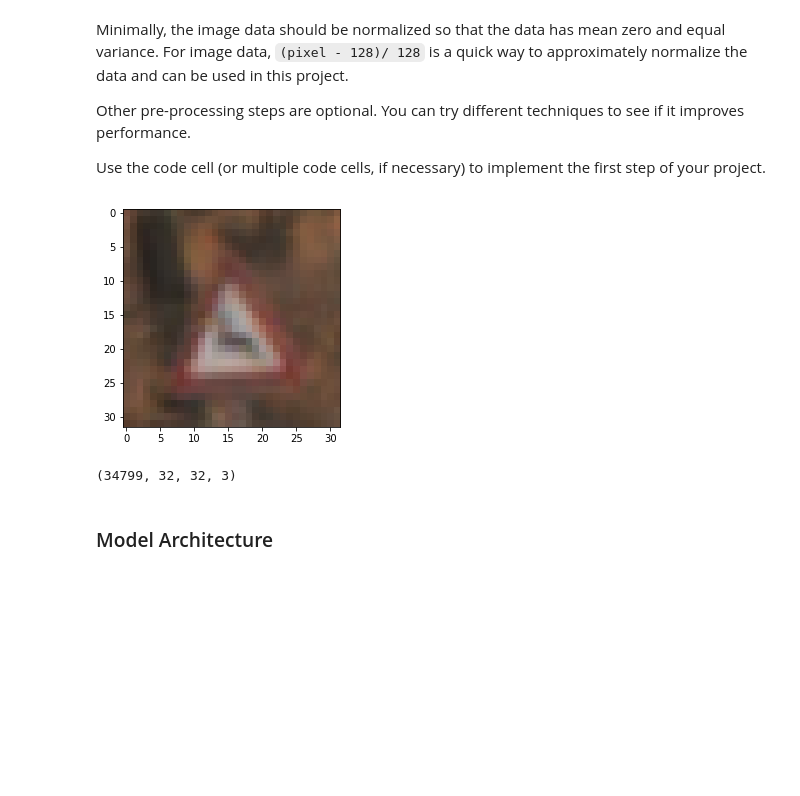
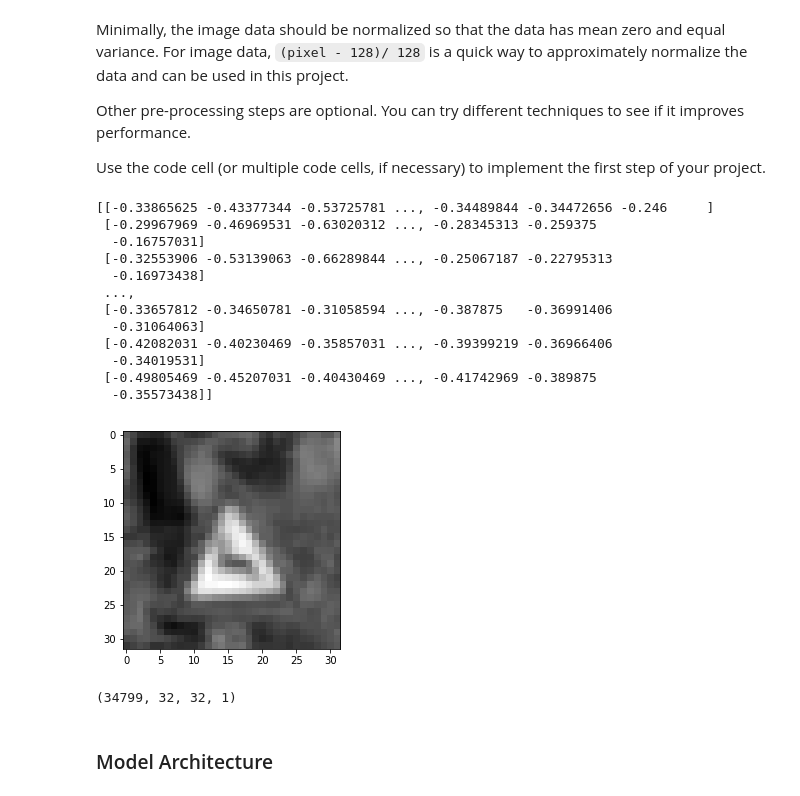
Before and after one commit to sagarudasi/CarND-Traffic-Sign-Classifier-Project, a Jupyter notebook: Traffic_Sign_Classifier.ipynb, the cells around one changed output. Saved outputs shown, nothing was run; the diff lists cells and outputs as text; code cells hidden in the pictures; blank space fills up the shorter version.

Commit message:
Add grayscale

```diff
--- a/Traffic_Sign_Classifier.ipynb
+++ b/Traffic_Sign_Classifier.ipynb
@@ -154,24 +156,60 @@ Use the code cell (or multiple code cells, if necessary) to implement the first
 # %%
 ### Preprocess the data here. It is required to normalize the data. Other preprocessing steps could include
 ### converting to grayscale, etc.
 ### Feel free to use as many code cells as needed.
-#from sklearn.preprocessing import normalize
-def preProcess(n_X):
-    t_X = np.divide(n_X, 255)
-    return t_X
 
-X_train = preProcess(X_train)
-X_valid = preProcess(X_valid)
-X_test = preProcess(X_test)
+# Convert data to grayscale
+def grayscale(X_n):
+    return np.dot(X_n[...,:3], [0.299, 0.587, 0.114])
 
+# Normalize data to have 0 mean
+def normalize(X_n):
+    X_n = np.subtract(X_n, 128)
+    return np.divide(X_n, 128)
+
+def preProcess(X_n):
+    X_n = grayscale(X_n)
+    return normalize(X_n)
+
+def reShape(X_n):
+    return np.reshape(X_n, (X_n.shape[0], X_n.shape[1], X_n.shape[2], 1))
+
+# Pre-process data
+PreP_X_train = preProcess(X_train)
+PreP_X_valid = preProcess(X_valid)
+PreP_X_test = preProcess(X_test)
+
+# Print the data
 vis = 300
-plt.imshow(X_train[vis])
+print(PreP_X_train[vis])
+plt.imshow(PreP_X_train[vis], cmap="gray")
 plt.show()
 
-print(X_train.shape)
+# Re-shape data to be compatible with LeNet
+PreP_X_train = reShape(PreP_X_train)
+PreP_X_valid = reShape(PreP_X_valid)
+PreP_X_test = reShape(PreP_X_test)
+
+PreP_y_train = y_train
+PreP_y_valid = y_valid
+PreP_y_test = y_test
+
+print(PreP_X_train.shape)
 # %% [output]
+[[-0.33865625 -0.43377344 -0.53725781 ..., -0.34489844 -0.34472656 -0.246     ]
+ [-0.29967969 -0.46969531 -0.63020312 ..., -0.28345313 -0.259375
+  -0.16757031]
+ [-0.32553906 -0.53139063 -0.66289844 ..., -0.25067187 -0.22795313
+  -0.16973438]
+ ...,
+ [-0.33657812 -0.34650781 -0.31058594 ..., -0.387875   -0.36991406
+  -0.31064063]
+ [-0.42082031 -0.40230469 -0.35857031 ..., -0.39399219 -0.36966406
+  -0.34019531]
+ [-0.49805469 -0.45207031 -0.40430469 ..., -0.41742969 -0.389875
+  -0.35573438]]
-[figure, old version]
+[figure, new version]
-(34799, 32, 32, 3)
+(34799, 32, 32, 1)
 # %% [markdown]
 ### Model Architecture
 # %%
```
Also changed, not shown: parts of 9 cells of this notebook.
